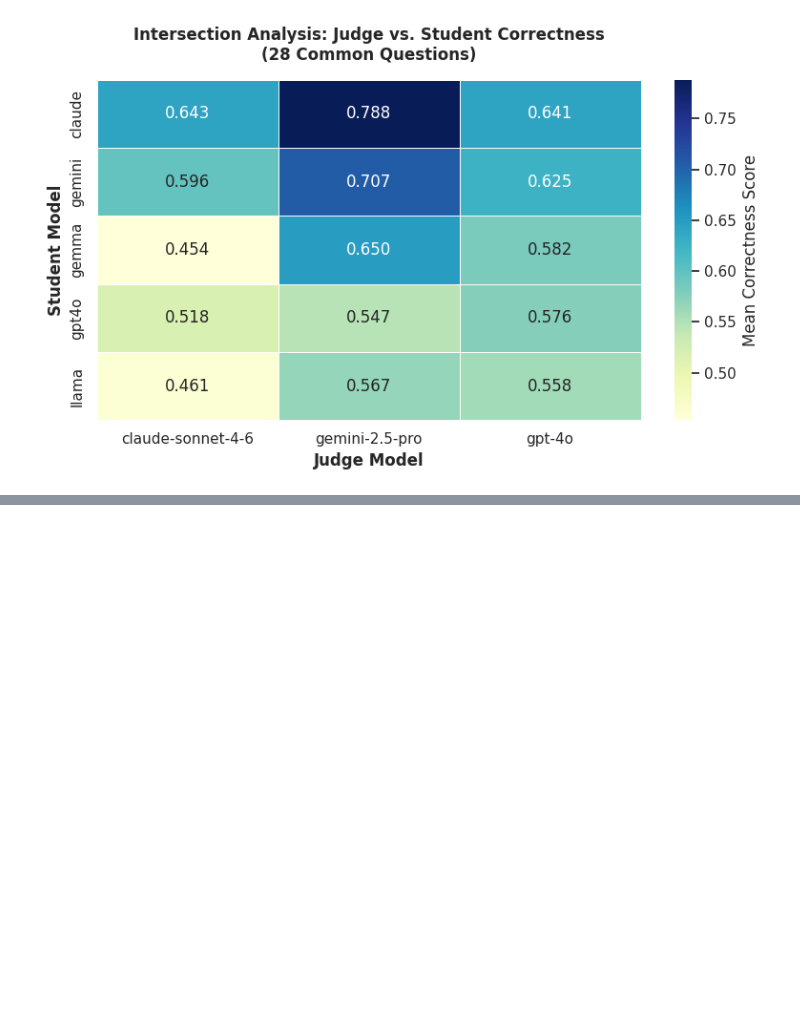
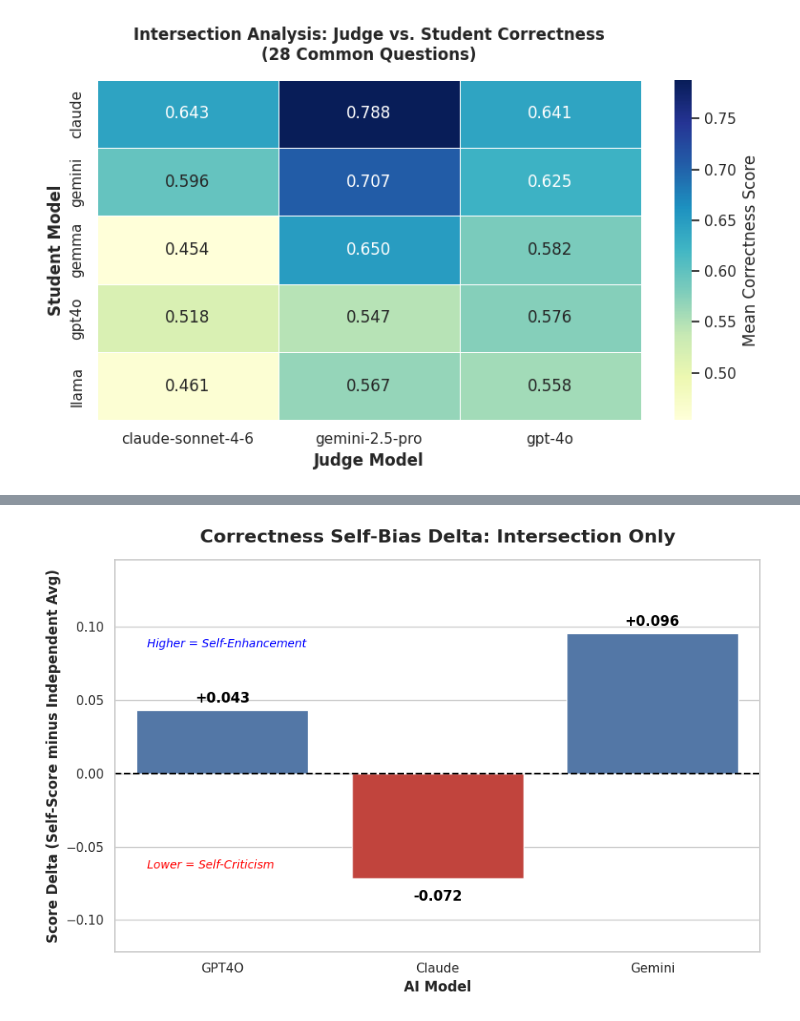
Before and after one commit to CMILINAZZO/medical-llm-self-bias-audit, a Jupyter notebook: notebooks/04_analysis_visuals.ipynb, the cells around one changed output, grey strips where cells are left out. Saved outputs shown, nothing was run; the diff lists cells and outputs as text; code cells hidden in the pictures; blank space fills up the shorter version.

```diff
--- a/notebooks/04_analysis_visuals.ipynb
+++ b/notebooks/04_analysis_visuals.ipynb
@@ -284,0 +296,85 @@ INTERSECTION ANALYSIS (28 Common Clinical Questions)
+# %%
+import matplotlib.pyplot as plt
+import seaborn as sns
+import pandas as pd
+from IPython.display import display
+
+# Intersection Delta
+# Mapping student model names to their exact judge string names
+self_eval_mapping = {
+    'gpt4o': 'gpt-4o',
+    'claude': 'claude-sonnet-4-6',
+    'gemini': 'gemini-2.5-pro'
+}
+
+# Ensure we are using the balanced intersection data
+means = df_intersection.groupby(['student_model', 'judge_model'])['correctness_score'].mean().unstack()
+
+delta_records = []
+
+for student, self_judge in self_eval_mapping.items():
+    # 1. Get the score the model gave itself
+    self_score = means.loc[student, self_judge]
+
+    # 2. Identify the independent judges
+    independent_judges = [j for j in means.columns if j != self_judge]
+
+    # 3. Calculate the average score from the independent judges
+    independent_score = means.loc[student, independent_judges].mean()
+
+    # 4. Calculate the Delta (Positive = Enhancement, Negative = Criticism)
+    delta = self_score - independent_score
+
+    delta_records.append({
+        'Model': student.upper() if student == 'gpt4o' else student.capitalize(),
+        'Self_Score': self_score,
+        'Independent_Score': independent_score,
+        'Delta': delta
+    })
+
+df_deltas = pd.DataFrame(delta_records)
+
+print("="*60)
+print("SELF-EVALUATION BIAS DELTAS (Intersection Data Only)")
+print("="*60)
+display(df_deltas.style.format({
+    'Self_Score': '{:.3f}',
+    'Independent_Score': '{:.3f}',
+    'Delta': '{:+.3f}'
+}).background_gradient(cmap='coolwarm', subset=['Delta']))
+
+# 5. Visualize the Deltas
+plt.figure(figsize=(9, 6))
+
+# Color mapping: Positive = Self-Enhancement (Blue), Negative = Self-Criticism (Red)
+colors = ['#d73027' if val < 0 else '#4575b4' for val in df_deltas['Delta']]
+
+ax = sns.barplot(
+    data=df_deltas,
+    x='Model',
+    y='Delta',
+    palette=colors,
+    hue='Model',
+    legend=False
+)
+
+# Add a reference line at 0 (Perfect Neutrality)
+plt.axhline(0, color='black', linewidth=1.5, linestyle='--')
+
+plt.title('Correctness Self-Bias Delta: Intersection Only', fontsize=16, fontweight='bold', pad=15)
+plt.ylabel('Score Delta (Self-Score minus Independent Avg)', fontsize=12, fontweight='bold')
+plt.xlabel('AI Model', fontsize=12, fontweight='bold')
+
+# Add exact numbers near the bars
+for i, v in enumerate(df_deltas['Delta']):
+    y_pos = v + 0.005 if v > 0 else v - 0.015
+    ax.text(i, y_pos, f"{v:+.3f}", ha='center', fontweight='bold', color='black')
+
+# Add context text boxes
+plt.text(-0.35, df_deltas['Delta'].max() * 0.9, 'Higher = Self-Enhancement', color='blue', fontsize=10, fontstyle='italic')
+plt.text(-0.35, df_deltas['Delta'].min() * 0.9, 'Lower = Self-Criticism', color='red', fontsize=10, fontstyle='italic')
+
+plt.ylim(df_deltas['Delta'].min() - 0.05, df_deltas['Delta'].max() + 0.05)
+plt.tight_layout()
+plt.show()
+# %% [output]
@@ -284,0 +388 @@ INTERSECTION ANALYSIS (28 Common Clinical Questions)
+[figure, added]
```
Also changed, not shown: parts of 9 cells of this notebook.
